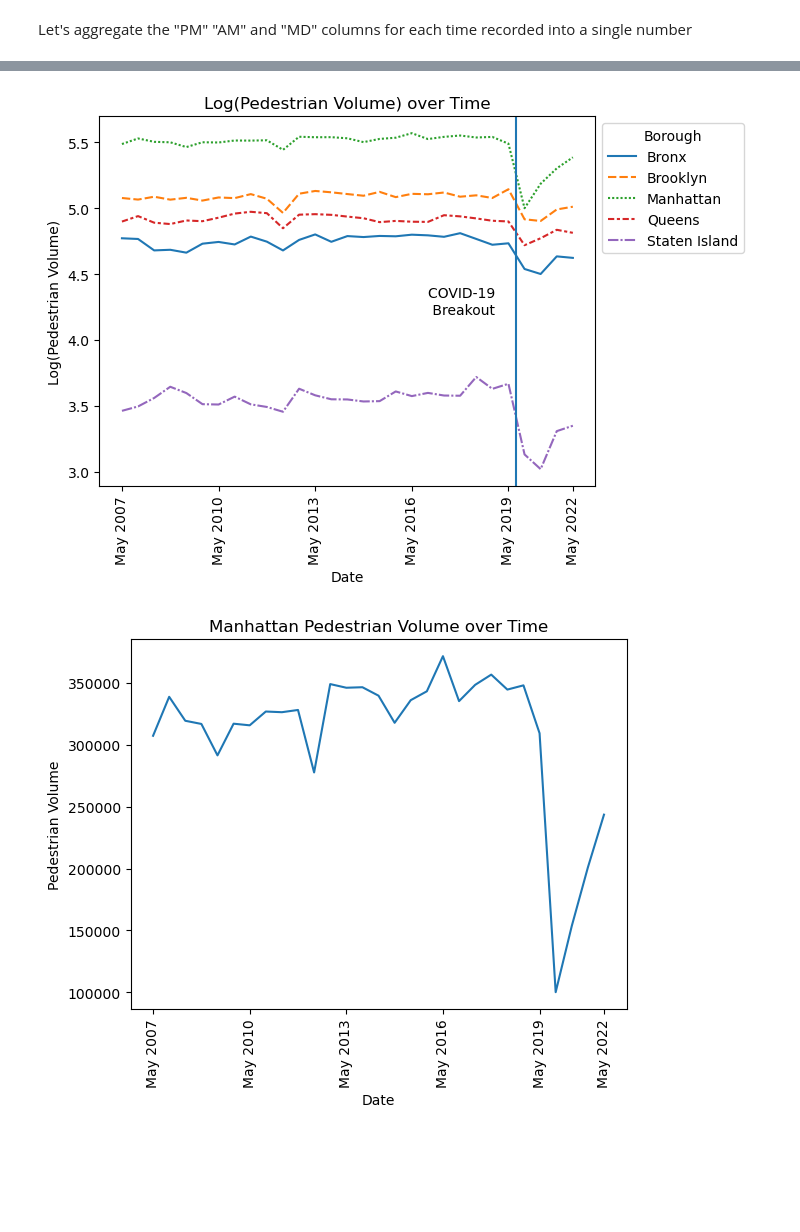
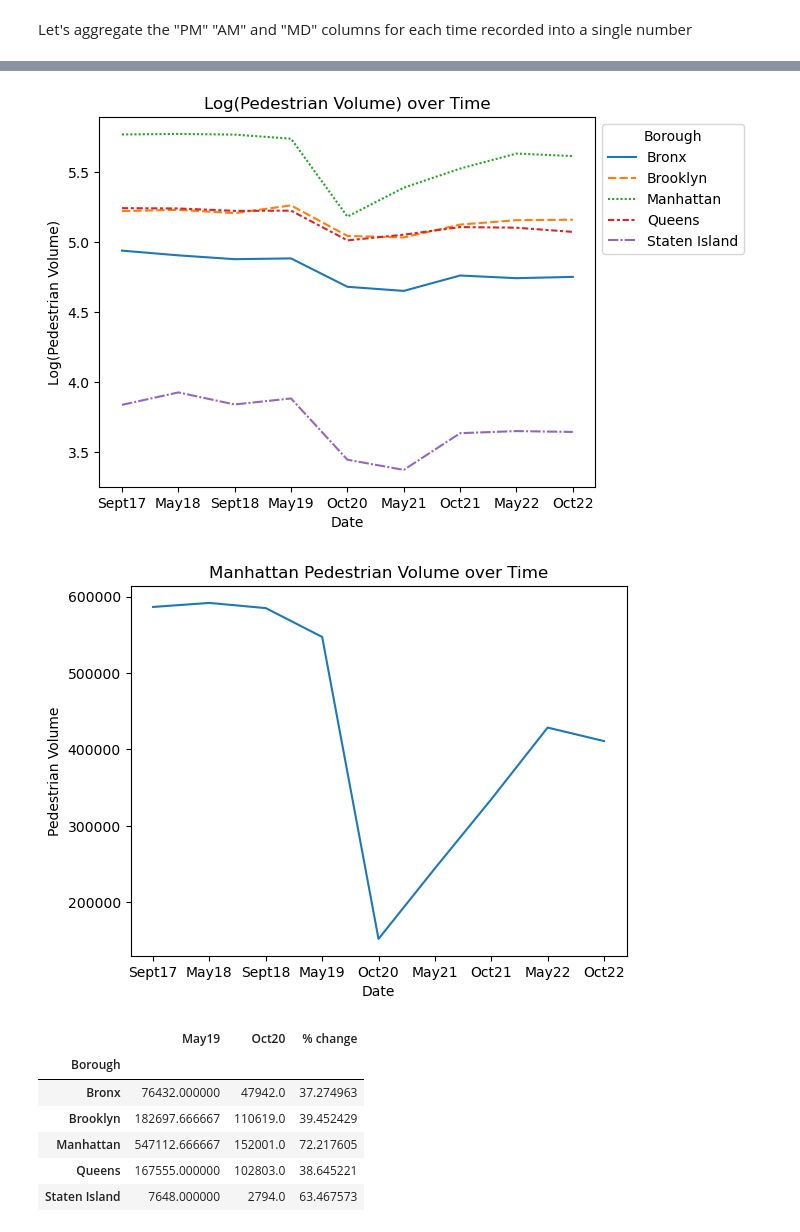
Before and after one commit to jng9134/BigData2023, a Jupyter notebook: Pedestrians_Analysis.ipynb, the cells around one changed output, grey strips where cells are left out. Drawn from its saved outputs; the diff is of its cells as text; code cells hidden in the pictures; blank space fills up the shorter version.

```diff
--- a/Pedestrians_Analysis.ipynb
+++ b/Pedestrians_Analysis.ipynb
@@ -52,0 +52,2 @@ pedestrians.dropna(inplace=True)
+# %%
+pedestrians.loc[:, pedestrians.columns != 'Borough'] = pedestrians.loc[:, pedestrians.columns != 'Borough'].astype(float)
@@ -54,8 +74,10 @@ pedestrians.dropna(inplace=True)
 Let's aggregate the "PM" "AM" and "MD" columns for each time recorded into a single number
 # %%
 #replace every 3 columns with a single column representing sum May07_A, May07_PM, May07_MD -> May07
-
-for i in range(1, len(cols) - 3, 3):
+import warnings
+warnings.simplefilter(action='ignore', category=pd.errors.PerformanceWarning)
+pd.options.mode.chained_assignment = None
+for i in range(1, len(cols), 3):
 
     #fetch column name
     col_name = cols[i][0:6]
@@ -71,3 +100,22 @@ for i in range(1, len(cols) - 3, 3):
+# %%
+import math
+
+#impute missing value in May 2019 with mean of last 3 tracker records
+for i in range(len(pedestrians)):
+
+    #fetch current row
+    row = pedestrians.iloc[i]
+
+    #fetch tracker value for May 2019 and check if it is null
+    val = row["May19"]
+
+    if math.isnan(val):
+        #if null, fetch last 3 tracker values and impute it with mean
+        last_3_values = copy.deepcopy(row[["Sept17", "May18", "Sept18"]])
+        pedestrians["May19"].iloc[i] = np.mean(last_3_values)
+# %%
+#drop null values that appear during covid
+pedestrians.dropna(subset = ["Oct20", "May21", "Oct21", "May22", "Oct22"], inplace=True)
 # %%
 #drop all the original columns
 pedestrians.drop(cols[1:], axis = 1, inplace=True)
@@ -110,27 +167,36 @@ borough_data
 #transpose our dataframe so it is easier to plot
 borough_data_T = borough_data.transpose()
 # %%
-#plot log(pedestrian volume) over time
-ax = sns.lineplot(data = np.log10(borough_data_T))
-xticks = ["May07", "May10", "May13", "May16", "May19", "May22"]
-ax.set_xticks(xticks)
-ax.set_xticklabels(labels = ["May 2007", "May 2010", "May 2013", "May 2016", "May 2019", "May 2022"], rotation=90)
+#plot log(pedestrian volume) over time by borough
+ax = sns.lineplot(data = np.log10(borough_data_T.loc["Sept17":"Oct22",:]))
 ax.set(xlabel='Date', ylabel='Log(Pedestrian Volume)', title = "Log(Pedestrian Volume) over Time")
-ax.axvline(24.5)
-ax.text(19,4.2,'COVID-19 \n Breakout',)
 sns.move_legend(ax, "upper left", bbox_to_anchor=(1, 1))
 plt.savefig("output/Pedestrian_output/Pedestrian_AllBorough.png", bbox_inches='tight')
 plt.show()
 # %% [output]
-[figure, old version]
+[figure, new version]
 # %%
 #plot manhattan pedestrian volume over time
-ax = sns.lineplot(data = borough_data_T["Manhattan"])
-xticks = ["May07", "May10", "May13", "May16", "May19", "May22"]
-ax.set_xticks(xticks)
-ax.set_xticklabels(labels = ["May 2007", "May 2010", "May 2013", "May 2016", "May 2019", "May 2022"], rotation=90)
+ax = sns.lineplot(data = borough_data_T["Manhattan"].loc["Sept17":"Oct22"])
 ax.set(xlabel='Date', ylabel='Pedestrian Volume', title = "Manhattan Pedestrian Volume over Time")
 plt.savefig("output/Pedestrian_output/Pedestrian_Manhattan.png", bbox_inches='tight')
 plt.show()
 # %% [output]
-[figure, old version]
+[figure, new version]
+# %%
+#calculate percent change from May 2019 - Oct 2020 by borough
+pct_change = borough_data[["May19", "Oct20"]]
+pct_change["% change"] = (pct_change["May19"] - pct_change["Oct20"]) / (pct_change["May19"]) * 100
+
+#save table
+pct_change.to_csv("output/Pedestrian_output/PedestrianChange.csv", header=True)
+
+pct_change
+# %% [output]
+|  | May19 | Oct20 | % change |
+| Borough |  |  |  |
+| Bronx | 76432.000000 | 47942.0 | 37.274963 |
+| Brooklyn | 182697.666667 | 110619.0 | 39.452429 |
+| Manhattan | 547112.666667 | 152001.0 | 72.217605 |
+| Queens | 167555.000000 | 102803.0 | 38.645221 |
+| Staten Island | 7648.000000 | 2794.0 | 63.467573 |
```
Also changed, not shown: parts of 9 cells of this notebook, 34 other files.
